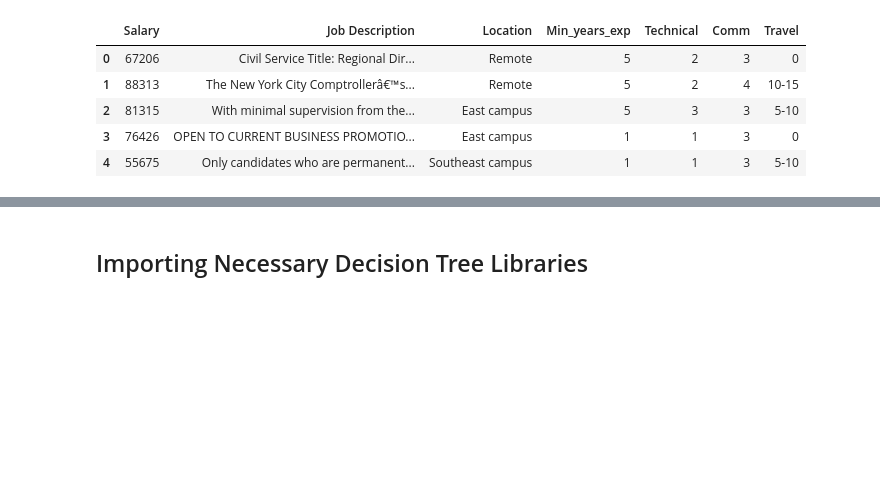
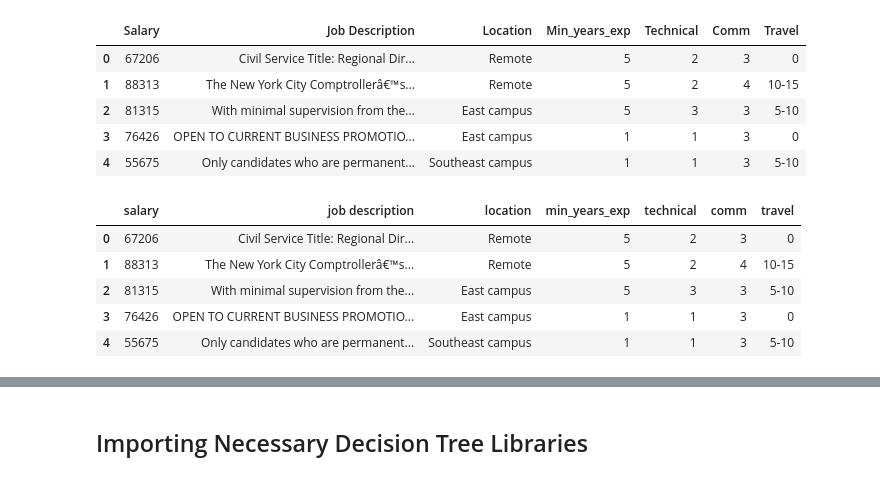
Before and after one commit to Extrieve/DSP2, a Jupyter notebook: Group work - Assess 2.ipynb, the cells around one changed output, grey strips where cells are left out. Drawn from its saved outputs; the diff is of its cells as text; code cells hidden in the pictures; blank space fills up the shorter version.

```diff
--- a/Group work - Assess 2.ipynb
+++ b/Group work - Assess 2.ipynb
@@ -53,6 +53,17 @@ df.head()
 | 2 | 81315 | With minimal supervision from the... | East campus | 5 | 3 | 3 | 5-10 |
 | 3 | 76426 | OPEN TO CURRENT BUSINESS PROMOTIO... | East campus | 1 | 1 | 3 | 0 |
 | 4 | 55675 | Only candidates who are permanent... | Southeast campus | 1 | 1 | 3 | 5-10 |
+# %%
+# make column names lowercase
+df.columns = map(str.lower, df.columns)
+df.head()
+# %% [output]
+|  | salary | job description | location | min_years_exp | technical | comm | travel |
+| 0 | 67206 | Civil Service Title: Regional Dir... | Remote | 5 | 2 | 3 | 0 |
+| 1 | 88313 | The New York City Comptrollerâ€™s... | Remote | 5 | 2 | 4 | 10-15 |
+| 2 | 81315 | With minimal supervision from the... | East campus | 5 | 3 | 3 | 5-10 |
+| 3 | 76426 | OPEN TO CURRENT BUSINESS PROMOTIO... | East campus | 1 | 1 | 3 | 0 |
+| 4 | 55675 | Only candidates who are permanent... | Southeast campus | 1 | 1 | 3 | 5-10 |
 # %%
 from sklearn.model_selection import train_test_split
 
```
Also changed, not shown: parts of 38 cells of this notebook.
